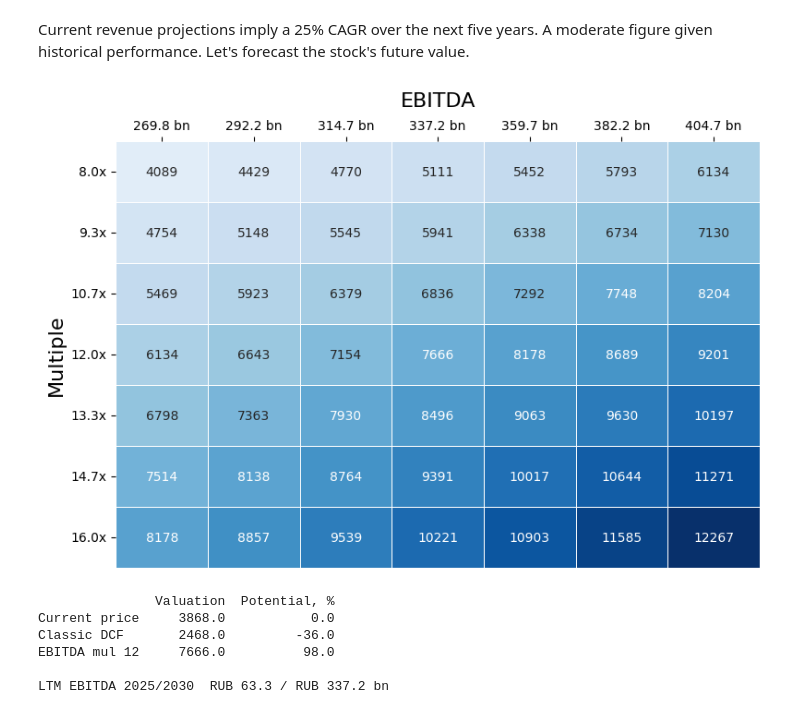
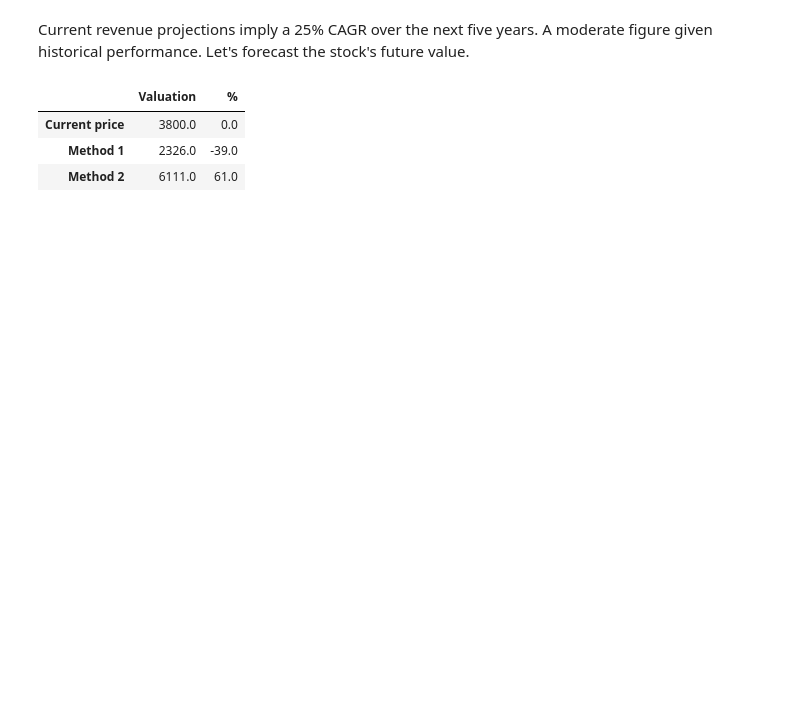
Before and after one commit to Sergei-Ryzhkov/Projects, a Jupyter notebook: OZON analysis.ipynb, the cells around one changed output. Saved outputs shown, nothing was run; the diff lists cells and outputs as text; code cells hidden in the pictures; blank space fills up the shorter version.

```diff
--- a/OZON analysis.ipynb
+++ b/OZON analysis.ipynb
@@ -618,81 +617,56 @@ plt.show()
 # %% [markdown]
 Current revenue projections imply a 25% CAGR over the next five years. A moderate figure given historical performance. Let's forecast the stock's future value.
 # %%
-
 #Assumptions
-tax_rate = 0.2
-wacc = 0.20
-capex_coef = -0.08
-ebitda_coef = np.linspace(EBITDA_margin.iloc[-1] / 100, 20 / 100, 20) # Assume the EBITDA margin will grow from 15% to 20%
+tax_rate = np.linspace(14 / 100, 20 / 100, 20)    # Assume the tax rate will rise to 20%
+wacc = 0.2
+capex_coef = np.linspace(-8 / 100, -6 / 100, 20)    # Assume the CAPEX will decrease from 8% to %6
+ebit_margin = np.linspace(5 / 100, 10 / 100, 20)    # Assume the EBIT margin will grow from 5% to 10%
 NWC_coef = -0.01
 terminal_growth = 0.05
+da = np.linspace(-85 / 100, -100 / 100, 20)          # Assume the Amort as % of CAPEX will grow
 
 #Projections
 projection = pd.DataFrame({'Dates':all_dates_q.iloc[-20:], 'Revenue':round(pd.to_numeric(future_revenue.iloc[-20:]), 2)})
-projection['EBITDA'] = round(projection['Revenue'] * ebitda_coef, 2)
-projection['Tax'] = round(projection['EBITDA'] * -tax_rate)
+projection['EBIT'] = round(projection['Revenue'] * ebit_margin, 2)
 projection['CAPEX'] = round(projection['Revenue'] * capex_coef, 2)
+projection['Amort'] = round(projection['CAPEX'] * da, 2)
+projection['Tax'] = round(projection['EBIT'] * -tax_rate, 2)
 projection['NWC'] = round(projection['Revenue'] * NWC_coef, 2)
-projection['FCF'] = round(projection.iloc[:,2:].sum(axis=1) ,2)
-projection['WACC'] = round(1 / (1+wacc/4)**pd.Series(range(1, len(projection)+1) , index=projection.index), 2)
+projection['FCF'] = round(projection.iloc[:,2:].sum(axis=1), 2)
+projection['WACC'] = round(1 / (1+wacc/4)**pd.Series(range(1, len(projection) + 1) , index=projection.index), 2)
 projection['DFCF'] = round(projection['FCF'] * projection['WACC'], 2)
+projection['EBITDA'] = round(projection['EBIT'] + projection['Amort'], 2)
+projection.reset_index(inplace=True, drop=True)
 
 final_fcf = projection['FCF'].iloc[-4:].sum()
 terminal_value = (final_fcf * (1 + terminal_growth)) / (wacc - terminal_growth)
 pv_terminal = terminal_value * projection['WACC'].iloc[-4:].mean()
 
 
 enterprise_value = projection['DFCF'].sum() + pv_terminal
-net_debt = (ozon_fr.iloc[[7,8], -1].sum() - ozon_fr.iloc[13, -1]) / 1000000
+net_debt = (ozon_fr.iloc[[7,8], -1].sum() - ozon_fr.iloc[13, -1]) / 1_000_000
 equity_value = enterprise_value - net_debt
 
 shares = ozon_fr.iloc[17, -1]
-fair_price = equity_value * 1000000000 / shares # Calculate a fair price per share
+fair_price = equity_value * 1_000_000_000 / shares # Calculate a fair price per share
 
 
 ebitda_multiple = 12 # Current multiple
-fair_price_mul = ebitda_multiple * projection['EBITDA'].iloc[-4:].sum() * projection['WACC'].iloc[-4:].mean() * 1000000000 / shares # Calculate a fair price per share using EBITDA multiple
+fair_price_mul = ebitda_multiple * projection['EBITDA'].iloc[-4:].sum() * projection['WACC'].iloc[-4:].mean() * 1_000_000_000 / shares # Calculates a fair price per share using EBITDA multiple
 
 current_price = ozon_fr.iloc[21, -1] # Current OZON's price
 
 potential_table = pd.DataFrame({
     'Current price': current_price,
-    'Classic DCF': round(fair_price),
-    'EBITDA mul 12': round(fair_price_mul)},
+    'Method 1': round(fair_price),
+    'Method 2': round(fair_price_mul)},
     index=['Valuation']).T
-potential_table['Potential, %'] = round((potential_table['Valuation'] - potential_table['Valuation'].iloc[0]) / potential_table['Valuation'].iloc[0] * 100)
+potential_table['%'] = round((potential_table['Valuation'] - potential_table['Valuation'].iloc[0]) / potential_table['Valuation'].iloc[0] * 100)
 potential_table
-
-
-# Sensitivity analysis
-EBITDA_multpl_range = np.linspace(8, 16, 7).round(1)
-EBITDA_range = np.linspace(projection['EBITDA'].iloc[-4:].sum() * 0.8, projection['EBITDA'].iloc[-4:].sum()*1.2, 7).round(1)
-
-sensitivity_table = pd.DataFrame(columns=[f"{e} bn" for e in EBITDA_range], index=[f"{b}x" for b in EBITDA_multpl_range])
-
-for  ebitda in EBITDA_range:
-    sensitivity_table[f"{ebitda} bn"] = (ebitda * EBITDA_multpl_range* projection['WACC'].iloc[-4:].mean() * 1_000_000_000 / shares).round().astype(int)
-
-
-# Create a Sensitivity heatmap
-Sensitivity_figure, sng = plt.subplots(figsize=(9,6))
-sng = sns.heatmap(sensitivity_table, center=fair_price_mul, annot=True, fmt=".0f", cmap='Blues',
-                  linewidths=0.5, ax=sng, cbar=False)
-sng.tick_params(axis='x', which='both', top=True, labeltop=True, labelbottom=False)
-sng.xaxis.set_ticks_position('top')
-sng.yaxis.set_tick_params(rotation=0)
-sng.xaxis.set_label_position('top')  # Move the label to the top
-sng.set_xlabel('EBITDA', fontsize=16, labelpad=10)
-sng.set_ylabel('Multiple', fontsize=16)
-plt.show()
-print(potential_table, end='\n\n')
-print(f"LTM EBITDA 2025/2030  RUB {round(ozon_plq.iloc[-1, -4:].sum(), 1)} / RUB {round(projection['EBITDA'].iloc[-4:].sum(), 1)} bn")
 # %% [output]
-[figure, removed]
-               Valuation  Potential, %
-Current price     3868.0           0.0
-Classic DCF       2468.0         -36.0
-EBITDA mul 12     7666.0          98.0
-
-LTM EBITDA 2025/2030  RUB 63.3 / RUB 337.2 bn
+|  | Valuation | % |
+| Current price | 3800.0 | 0.0 |
+| Method 1 | 2326.0 | -39.0 |
+| Method 2 | 6111.0 | 61.0 |
 # %% [markdown]
```
Also changed, not shown: parts of 6 cells of this notebook, 1 other file.
